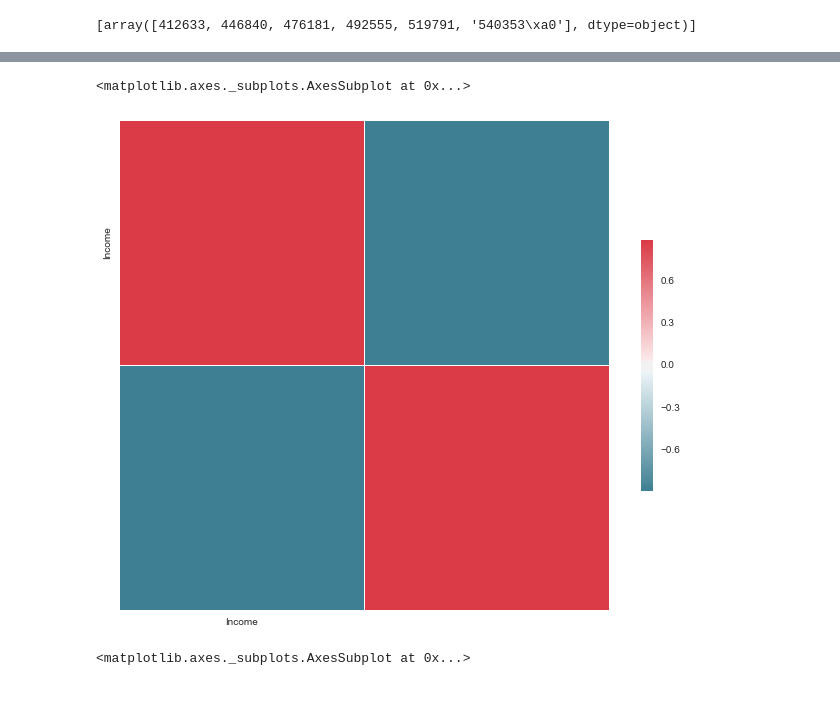
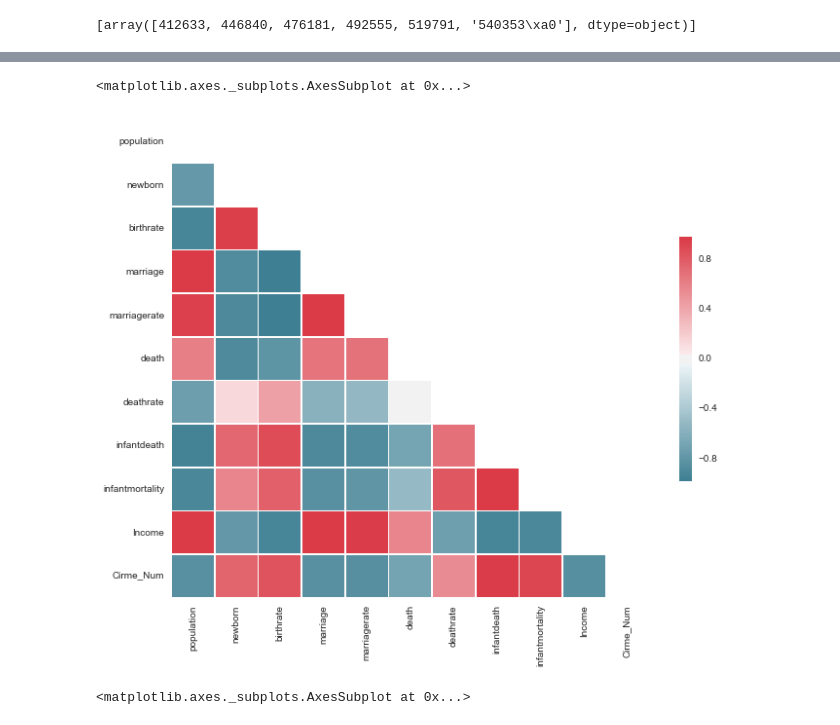
Before and after one commit to llq205/ds1004-project, a Jupyter notebook: code_plots/BIGDATA_plot_seaborn.ipynb, the cells around one changed output, grey strips where cells are left out. Cells and saved outputs as stored; diff of their text form; code cells hidden in the pictures; blank space fills up the shorter version.

```diff
--- a/code_plots/BIGDATA_plot_seaborn.ipynb
+++ b/code_plots/BIGDATA_plot_seaborn.ipynb
@@ -40,3 +52,5 @@ eco.applymap(lambda x: int(x))
 list(eco[5:6].values)
 # %% [output]
 [array([412633, 446840, 476181, 492555, 519791, '540353\xa0'], dtype=object)]
+# %%
+other = pd.read_csv('/Users/twff/Downloads/big data/project/ds1004-project/results/population_csv.csv')
@@ -42,0 +85,4 @@ list(eco[5:6].values)
+# %%
+other = other.drop(['year','Unnamed: 10','Unnamed: 11'],axis=1)
+# %%
+other = other[:5]
@@ -49,25 +118,27 @@ corr
 # %%
-d = pd.DataFrame()
-d['Income'] = [412633, 446840, 476181, 492555, 519791, 540353]
-d['Cirme_Num'] = [509728,498576,504341,497242,491319,478578]
-corr = d.corr()
+#d = pd.DataFrame()
+sns.set(style="whitegrid")
+other['Income'] = [519791,492555,476181,446840,412633]
+other['Cirme_Num'] = [491319,497242,504341,498576,509728]
+#other['Population'] = []
+corr = other.corr()
 # Generate a mask for the upper triangle
 mask = np.zeros_like(corr, dtype=np.bool)
 mask[np.triu_indices_from(mask)] = True
 
 # Set up the matplotlib figure
 f, ax = plt.subplots(figsize=(11, 9))
 
 # Generate a custom diverging colormap
 cmap = sns.diverging_palette(220, 10, as_cmap=True)
 
 # Draw the heatmap with the mask and correct aspect ratio
-sns.heatmap(corr, cmap=cmap, vmax=.3,
-            square=True, xticklabels=5, yticklabels=5,
-            linewidths=.5, cbar_kws={"shrink": .5}, ax=ax)
+sns.heatmap(corr, mask = mask,cmap=cmap, vmax=.3,
+            square=True,
+linewidths=.5, cbar_kws={"shrink": .5}, ax=ax)
 # %% [output]
 <matplotlib.axes._subplots.AxesSubplot at 0x...>
-[figure, old version]
+[figure, new version]
 # %%
 
 rs = np.random.RandomState(33)
```
Also changed, not shown: parts of 10 cells of this notebook, 8 other files.
